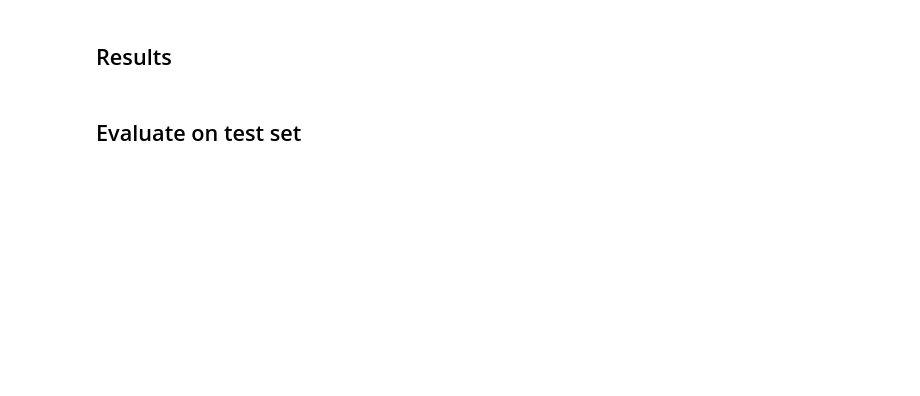
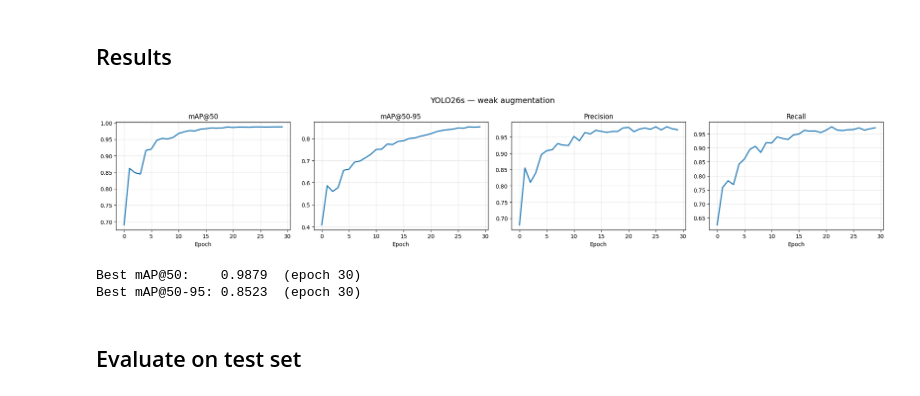
Before and after one commit to slermo/yolo_marine, a Jupyter notebook: notebooks/train_yolo26s.ipynb, the cells around one changed output. Cells and saved outputs as stored; diff of their text form; code cells hidden in the pictures; blank space fills up the shorter version.

Commit message:
feature: update yolo26 notebook

```diff
--- a/notebooks/train_yolo26s.ipynb
+++ b/notebooks/train_yolo26s.ipynb
@@ -46,29 +84,33 @@ model.train(
 # %%
 import pandas as pd
 import matplotlib.pyplot as plt
 
-df = pd.read_csv("../runs/yolo26s/weak/results.csv", skipinitialspace=True)
+df = pd.read_csv("runs/detect/runs/yolo26s/weak4/results.csv", skipinitialspace=True)
 
 metrics = {
     "mAP@50":    "metrics/mAP50(B)",
     "mAP@50-95": "metrics/mAP50-95(B)",
     "Precision":  "metrics/precision(B)",
     "Recall":     "metrics/recall(B)",
 }
 
 fig, axes = plt.subplots(1, 4, figsize=(20, 4))
 for ax, (title, col) in zip(axes, metrics.items()):
     ax.plot(df[col], linewidth=2)
     ax.set_title(title)
     ax.set_xlabel("Epoch")
     ax.grid(True, alpha=0.3)
 
 plt.suptitle("YOLO26s — weak augmentation", fontsize=14)
 plt.tight_layout()
 plt.show()
 
 print(f"\nBest mAP@50:    {df[metrics['mAP@50']].max():.4f}  (epoch {df[metrics['mAP@50']].argmax() + 1})")
 print(f"Best mAP@50-95: {df[metrics['mAP@50-95']].max():.4f}  (epoch {df[metrics['mAP@50-95']].argmax() + 1})")
+# %% [output]
+[figure, added]
+Best mAP@50:    0.9879  (epoch 30)
+Best mAP@50-95: 0.8523  (epoch 30)
 # %% [markdown]
 ## Evaluate on test set
 # %%
```
Also changed, not shown: parts of 3 cells of this notebook.
